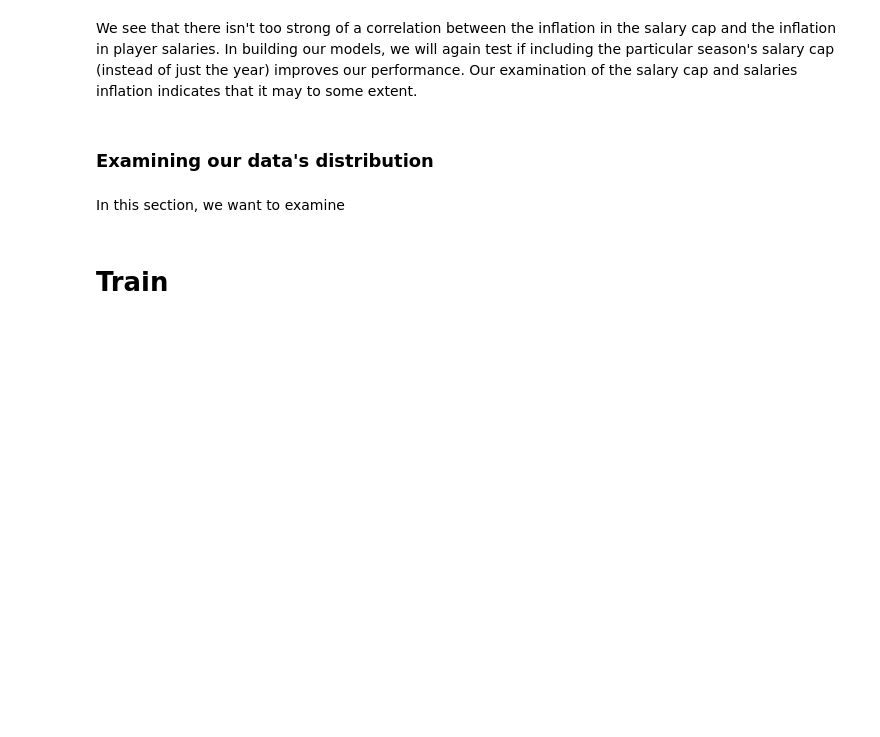
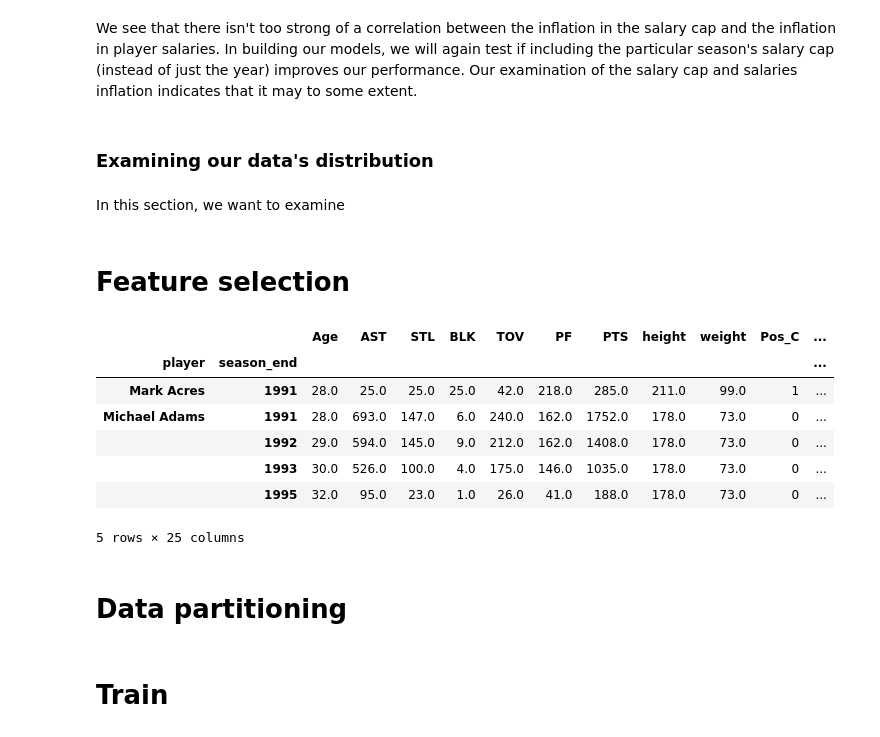
Before and after one commit to dcleung/CIS520-Project, a Jupyter notebook: Notebooks/NBA_Salaries.ipynb, the cells around one changed output. Cells and saved outputs as stored; diff of their text form; code cells hidden in the pictures; blank space fills up the shorter version.

```diff
--- a/Notebooks/NBA_Salaries.ipynb
+++ b/Notebooks/NBA_Salaries.ipynb
@@ -163,3 +186,26 @@ We see that there isn't too strong of a correlation between the inflation in the
 ### Examining our data's distribution
 # %% [markdown]
 In this section, we want to examine
+# %% [markdown]
+# Feature selection
+# %%
+# [G, GS, MP, PER, TS%, 3PAr, FTr, ORB%, DRB%, TRB%, AST%, STL%, BLK%, TOV%, USG%, blanl, OWS, DWS, WS, WS/48, blank2, OBPM, DBPM, BPM, VORP, FG, FGA, FG%, 3P, 3PA, 3P%, 2P, 2PA, 2P%, eFG%, FT, FTA, FT%, ORB, DRB, TRB, AST, STL, BLK, TOV, PF, PTS]
+features = ["Pos", "Age", "AST", "STL", "BLK", "TOV", "PF", "PTS", "height", "weight"]
+# %%
+X_df = features_df[features]
+y_df = features_df["next_year_salary"]
+X_df = pd.concat([X_df,pd.get_dummies(X_df['Pos'], prefix='Pos')],axis=1)
+X_df = X_df.drop(['Pos'], axis=1)
+X_df.head()
+#list(X_df.columns.values)
+# %% [output]
+|  |  | Age | AST | STL | BLK | TOV | PF | PTS | height | weight | Pos_C | ... |
+| player | season_end |  |  |  |  |  |  |  |  |  |  | ... |
+| Mark Acres | 1991 | 28.0 | 25.0 | 25.0 | 25.0 | 42.0 | 218.0 | 285.0 | 211.0 | 99.0 | 1 | ... |
+| Michael Adams | 1991 | 28.0 | 693.0 | 147.0 | 6.0 | 240.0 | 162.0 | 1752.0 | 178.0 | 73.0 | 0 | ... |
+|  | 1992 | 29.0 | 594.0 | 145.0 | 9.0 | 212.0 | 162.0 | 1408.0 | 178.0 | 73.0 | 0 | ... |
+|  | 1993 | 30.0 | 526.0 | 100.0 | 4.0 | 175.0 | 146.0 | 1035.0 | 178.0 | 73.0 | 0 | ... |
+|  | 1995 | 32.0 | 95.0 | 23.0 | 1.0 | 26.0 | 41.0 | 188.0 | 178.0 | 73.0 | 0 | ... |
+5 rows × 25 columns
+# %% [markdown]
+# Data partitioning
```
Also changed, not shown: parts of 17 cells of this notebook.
